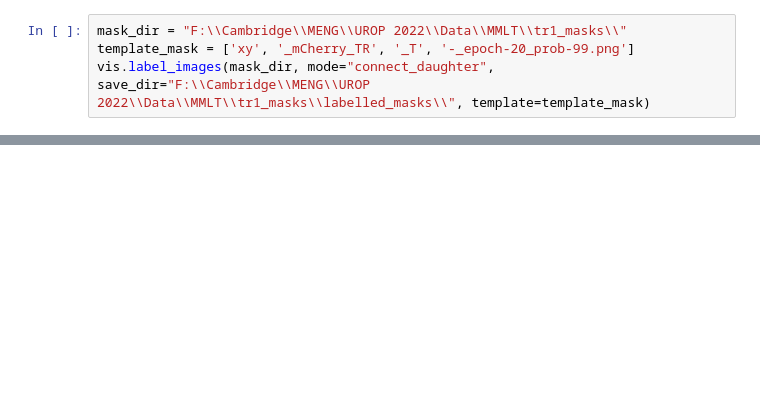
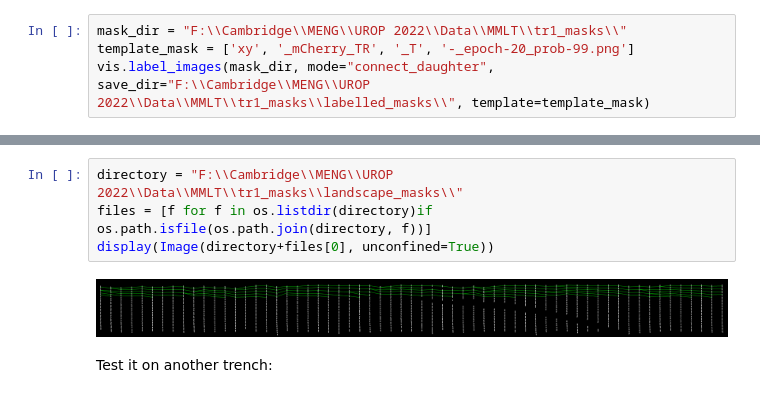
Before and after one commit to erezli/MMLineageTracking, a Jupyter notebook: MM_Cell_Lineage_Tracking.ipynb, the cells around one changed output, grey strips where cells are left out. Drawn from its saved outputs; the diff is of its cells as text; blank space fills up the shorter version.

Commit message:
add data visualiser landscape mode, add mask to csv

```diff
--- a/MM_Cell_Lineage_Tracking.ipynb
+++ b/MM_Cell_Lineage_Tracking.ipynb
@@ -251,0 +517,8 @@ for i in range(frames):
+# %%
+directory = "F:\\Cambridge\\MENG\\UROP 2022\\Data\\MMLT\\tr1_masks\\landscape_masks\\"
+files = [f for f in os.listdir(directory)if os.path.isfile(os.path.join(directory, f))]
+display(Image(directory+files[0], unconfined=True))
+# %% [output]
+[figure, added]
+# %% [markdown]
+Test it on another trench:
```
Also changed, not shown: parts of 15 cells of this notebook, 5 other files.
